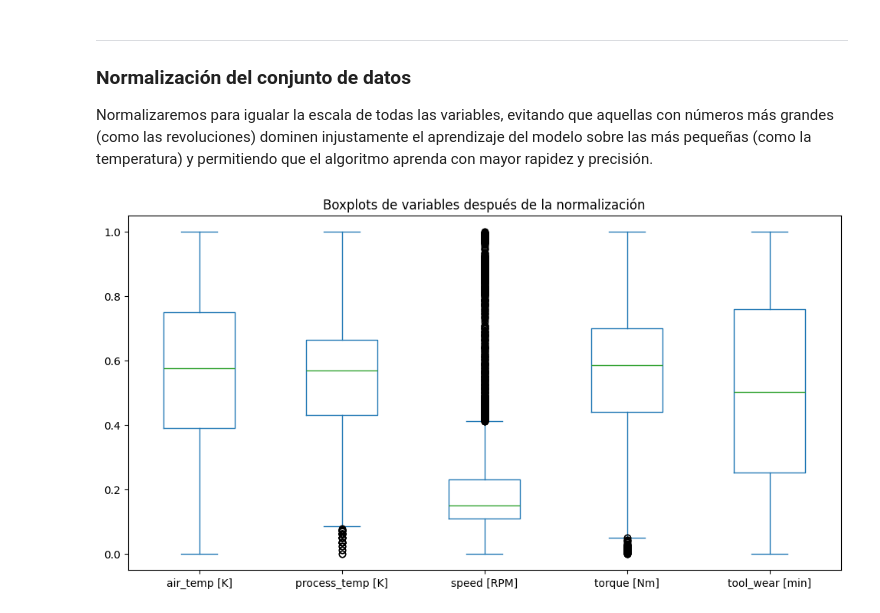
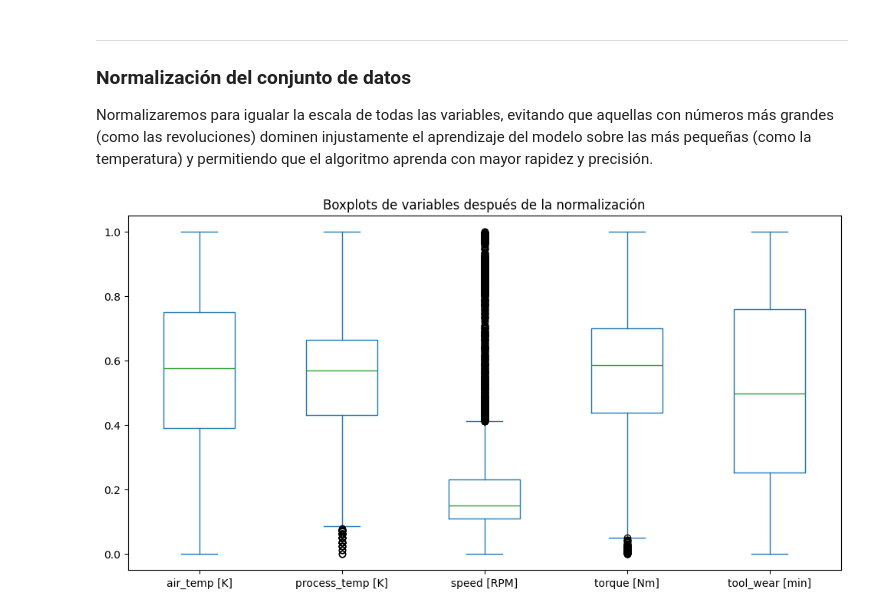
Before and after one commit to Lautsol/Tp-Ciencia-de-datos, a Jupyter notebook: Archivos/TP_Parte2.ipynb, the cells around one changed output. Saved outputs shown, nothing was run; the diff lists cells and outputs as text; code cells hidden in the pictures.

```diff
--- a/Archivos/TP_Parte2.ipynb
+++ b/Archivos/TP_Parte2.ipynb
@@ -85,17 +93,17 @@ Comenzaremos buscando y corrigiendo mediante imputación únicamente los errores
 columnas = ['process_temp [K]', 'speed [RPM]', 'torque [Nm]']
 
 # 1. Tratamiento de errores de sensor
-# Buscamos velocidades negativas (físicamente imposible)
-errores_speed = df['speed [RPM]'] < 0
-cantidad_errores = errores_speed.sum()
+# Identificamos los valores inválidos (0 o negativos) y los marcamos como nulos (NaN)
+# Esto es necesario porque el KNNImputer solo llena valores que son NaN
+df.loc[df['speed [RPM]'] <= 0, 'speed [RPM]'] = np.nan
 
-print(f"Se encontraron {cantidad_errores} registros con velocidad (speed) negativa.")
+# Buscamos los 5 registros con el torque más parecido
+imputer = KNNImputer(n_neighbors=5)
 
-if cantidad_errores > 0:
-    # Imputamos los errores confirmados con la mediana de los datos válidos
-    mediana_speed_real = df.loc[~errores_speed, 'speed [RPM]'].median()
-    df.loc[errores_speed, 'speed [RPM]'] = mediana_speed_real
-    print("-> Estos valores fueron imputados con la mediana, asumiendo error del sensor.")
+# Aplicamos la imputación utilizando 'torque [Nm]' para predecir 'speed [RPM]'
+df[['speed [RPM]', 'torque [Nm]']] = imputer.fit_transform(df[['speed [RPM]', 'torque [Nm]']])
+
+print("-> Estos valores fueron imputados por vecinos cercanos, asumiendo error del sensor.")
 
 # 2. Análisis de outliers como eventos críticos (fallas)
 print("\n--- Análisis de outliers vs. target (eventos críticos) ---")
@@ -261,19 +272,23 @@ plt.show()
 ### **Normalización del conjunto de datos**
 Normalizaremos para igualar la escala de todas las variables, evitando que aquellas con números más grandes (como las revoluciones) dominen injustamente el aprendizaje del modelo sobre las más pequeñas (como la temperatura) y permitiendo que el algoritmo aprenda con mayor rapidez y precisión.
 # %%
-# Copiar las variables
+# Copiar las variables ya balanceadas
 X_normal = X_over.copy()
 
 # Aplicamos normalización manual a las columnas numéricas (excluimos las categóricas codificadas)
 columns = ['air_temp [K]', 'process_temp [K]', 'speed [RPM]', 'torque [Nm]', 'tool_wear [min]']
 
+# Escalado Min-Max
 for column in columns:
-    X_normal[column] = (X_normal[column] - X_normal[column].min()) / (X_normal[column].max() - X_normal[column].min())
+    min_val = X_normal[column].min()
+    max_val = X_normal[column].max()
+
+    X_normal[column] = (X_normal[column] - min_val) / (max_val - min_val)
 
 # Visualizamos la distribución de las distintas variables normalizadas
 fig, ax = plt.subplots(figsize=(12, 6))
 X_normal.loc[:, columns].plot(kind='box', ax=ax)
 plt.title("Boxplots de variables después de la normalización")
 plt.show()
 # %% [output]
-[figure, old version]
+[figure, new version]
```
Also changed, not shown: parts of 16 cells of this notebook.
